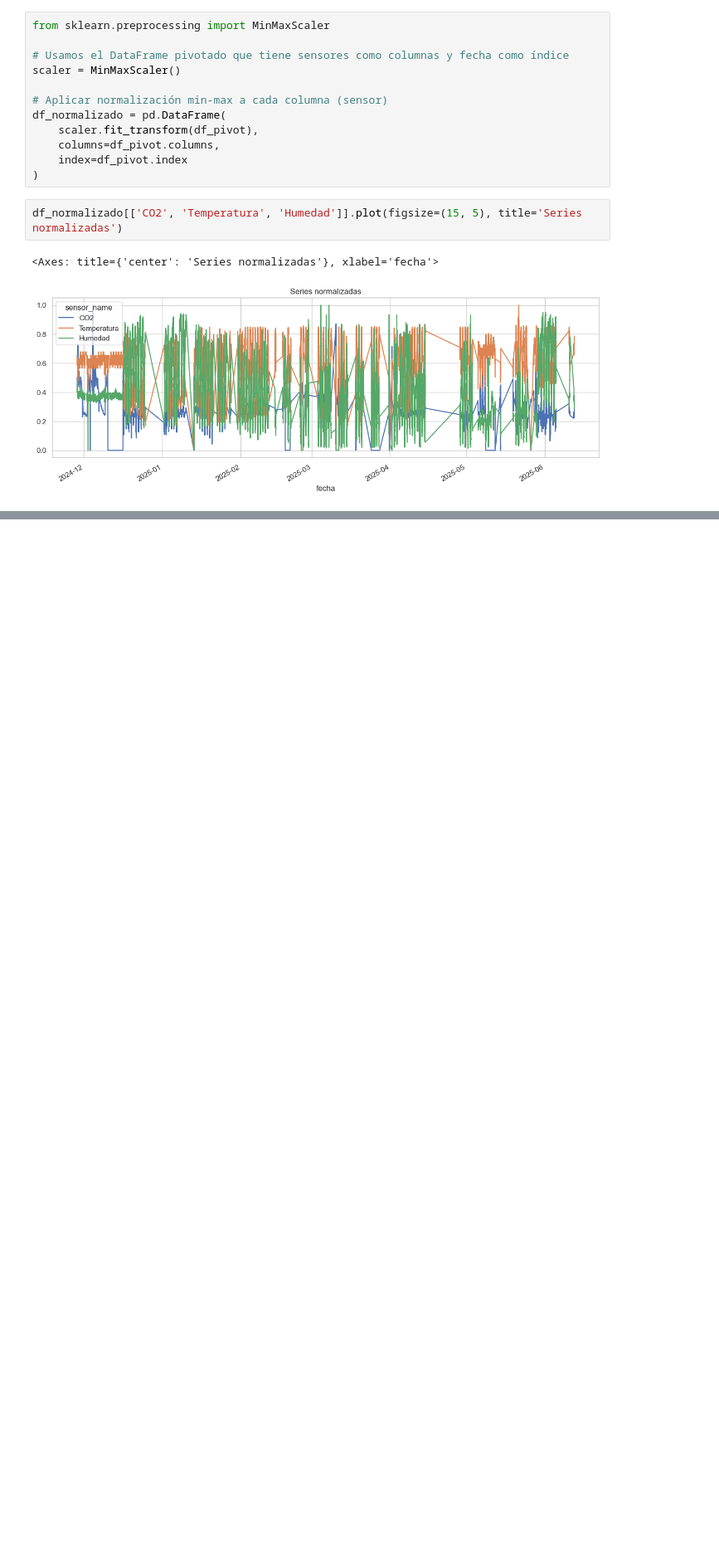
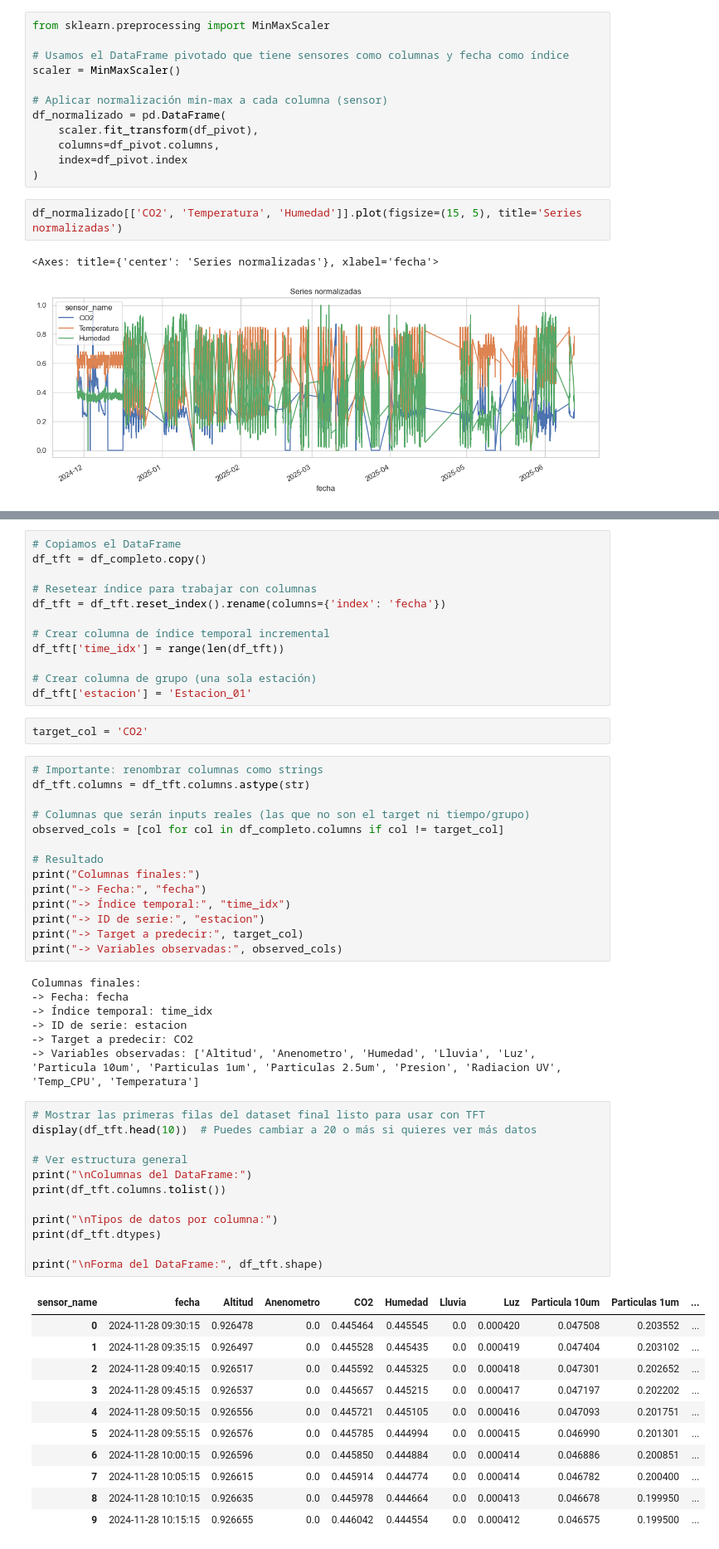
Before and after one commit to JoaquinCar/ScikitLearn_MachineLearning, a Jupyter notebook: estacion1/EDA.ipynb, the cells around one changed output, grey strips where cells are left out. Shown at 83% size. Drawn from its saved outputs; the diff is of its cells as text; blank space fills up the shorter version.

```diff
--- a/estacion1/EDA.ipynb
+++ b/estacion1/EDA.ipynb
@@ -321,0 +413,59 @@ df_normalizado[['CO2', 'Temperatura', 'Humedad']].plot(figsize=(15, 5), title='S
+# %%
+# Copiamos el DataFrame
+df_tft = df_completo.copy()
+
+# Resetear índice para trabajar con columnas
+df_tft = df_tft.reset_index().rename(columns={'index': 'fecha'})
+
+# Crear columna de índice temporal incremental
+df_tft['time_idx'] = range(len(df_tft))
+
+# Crear columna de grupo (una sola estación)
+df_tft['estacion'] = 'Estacion_01'
+# %%
+target_col = 'CO2'
+# %%
+# Importante: renombrar columnas como strings
+df_tft.columns = df_tft.columns.astype(str)
+
+# Columnas que serán inputs reales (las que no son el target ni tiempo/grupo)
+observed_cols = [col for col in df_completo.columns if col != target_col]
+
+# Resultado
+print("Columnas finales:")
+print("-> Fecha:", "fecha")
+print("-> Índice temporal:", "time_idx")
+print("-> ID de serie:", "estacion")
+print("-> Target a predecir:", target_col)
+print("-> Variables observadas:", observed_cols)
+# %% [output]
+Columnas finales:
+-> Fecha: fecha
+-> Índice temporal: time_idx
+-> ID de serie: estacion
+-> Target a predecir: CO2
+-> Variables observadas: ['Altitud', 'Anenometro', 'Humedad', 'Lluvia', 'Luz', 'Particula 10um', 'Particulas 1um', 'Particulas 2.5um', 'Presion', 'Radiacion UV', 'Temp_CPU', 'Temperatura']
+# %%
+# Mostrar las primeras filas del dataset final listo para usar con TFT
+display(df_tft.head(10))  # Puedes cambiar a 20 o más si quieres ver más datos
+
+# Ver estructura general
+print("\nColumnas del DataFrame:")
+print(df_tft.columns.tolist())
+
+print("\nTipos de datos por columna:")
+print(df_tft.dtypes)
+
+print("\nForma del DataFrame:", df_tft.shape)
+# %% [output]
+| sensor_name | fecha | Altitud | Anenometro | CO2 | Humedad | Lluvia | Luz | Particula 10um | Particulas 1um | ... |
+| 0 | 2024-11-28 09:30:15 | 0.926478 | 0.0 | 0.445464 | 0.445545 | 0.0 | 0.000420 | 0.047508 | 0.203552 | ... |
+| 1 | 2024-11-28 09:35:15 | 0.926497 | 0.0 | 0.445528 | 0.445435 | 0.0 | 0.000419 | 0.047404 | 0.203102 | ... |
+| 2 | 2024-11-28 09:40:15 | 0.926517 | 0.0 | 0.445592 | 0.445325 | 0.0 | 0.000418 | 0.047301 | 0.202652 | ... |
+| 3 | 2024-11-28 09:45:15 | 0.926537 | 0.0 | 0.445657 | 0.445215 | 0.0 | 0.000417 | 0.047197 | 0.202202 | ... |
+| 4 | 2024-11-28 09:50:15 | 0.926556 | 0.0 | 0.445721 | 0.445105 | 0.0 | 0.000416 | 0.047093 | 0.201751 | ... |
+| 5 | 2024-11-28 09:55:15 | 0.926576 | 0.0 | 0.445785 | 0.444994 | 0.0 | 0.000415 | 0.046990 | 0.201301 | ... |
+| 6 | 2024-11-28 10:00:15 | 0.926596 | 0.0 | 0.445850 | 0.444884 | 0.0 | 0.000414 | 0.046886 | 0.200851 | ... |
+| 7 | 2024-11-28 10:05:15 | 0.926615 | 0.0 | 0.445914 | 0.444774 | 0.0 | 0.000414 | 0.046782 | 0.200400 | ... |
+| 8 | 2024-11-28 10:10:15 | 0.926635 | 0.0 | 0.445978 | 0.444664 | 0.0 | 0.000413 | 0.046678 | 0.199950 | ... |
+| 9 | 2024-11-28 10:15:15 | 0.926655 | 0.0 | 0.446042 | 0.444554 | 0.0 | 0.000412 | 0.046575 | 0.199500 | ... |
```
Also changed, not shown: parts of 7 cells of this notebook.
